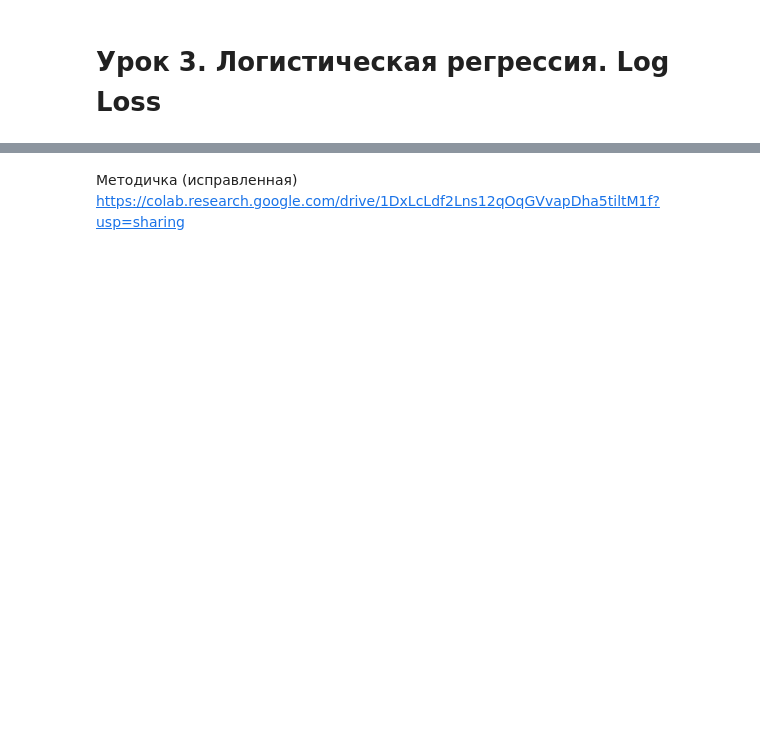
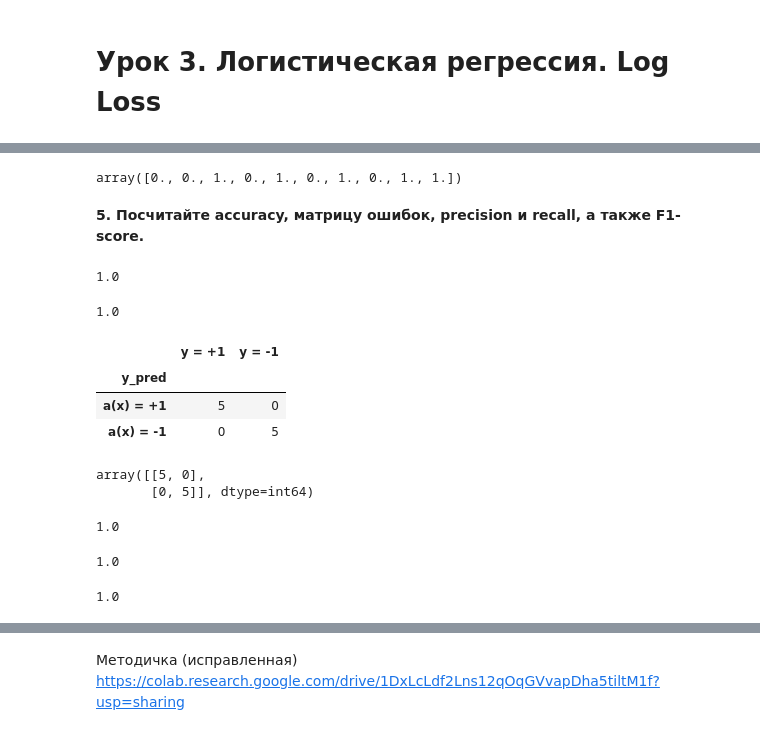
Before and after one commit to MikhailDemin/GB_DataScience-in-Med, a Jupyter notebook: 09_Data_analyze_algorhytms/09_lesson_3_my_solution.ipynb, the cells around one changed output, grey strips where cells are left out. Cells and saved outputs as stored; diff of their text form; code cells hidden in the pictures; blank space fills up the shorter version.

```diff
--- a/09_Data_analyze_algorhytms/09_lesson_3_my_solution.ipynb
+++ b/09_Data_analyze_algorhytms/09_lesson_3_my_solution.ipynb
@@ -24,0 +112,5 @@ plt.rcParams.update({'font.size': 14})
+# %%
+y_pred = sigmoid(np.dot(X_st, w))
+print(y_pred.round(2))
+print(y)
+calc_logloss(y, y_pred)
@@ -24,0 +175,2 @@ plt.rcParams.update({'font.size': 14})
+# %%
+W = eval_LR_model(X_st, y, 500000, 1e-1)
@@ -24,0 +200,14 @@ plt.rcParams.update({'font.size': 14})
+# %%
+def calc_pred(W, X, threshold):
+    z = X @ W
+    y_pred = sigmoid(z)
+    y_pred[y_pred > threshold] = 1
+    y_pred[y_pred < 1] = 0
+    return  y_pred
+# %%
+y_pred = calc_pred(W, X_st, 0.5)
+y_pred
+# %% [output]
+array([0., 0., 1., 0., 1., 0., 1., 0., 1., 1.])
+# %% [markdown]
+__5. Посчитайте accuracy, матрицу ошибок, precision и recall, а также F1-score.__
@@ -24,0 +220,58 @@ plt.rcParams.update({'font.size': 14})
+# %%
+# Accuracy
+def accuracy_(y_pred, y):
+    return len(y_pred[y == y_pred]) / len(y_pred)
+
+accuracy_(y_pred, y)
+# %% [output]
+1.0
+# %%
+accuracy_score(y, y_pred)
+# %% [output]
+1.0
+# %%
+# Correlation matrix
+def correlation_matrix(y_pred, y):
+    TP = len(y_pred[(y == y_pred) & (y_pred == 1)])
+    FN = len(y_pred[(y != y_pred) & (y_pred == 0)])
+    FP = len(y_pred[(y != y_pred) & (y_pred == 1)])
+    TN = len(y_pred[(y == y_pred) & (y_pred == 0)])
+    corr_matrix = pd.DataFrame.from_dict(
+        {'y_pred': ['a(x) = +1', 'a(x) = -1'],
+         'y = +1': [TP, FN],
+         'y = -1': [FP, TN]}).set_index('y_pred')
+    return corr_matrix
+
+correlation_matrix(y_pred, y)
+# %% [output]
+|  | y = +1 | y = -1 |
+| y_pred |  |  |
+| a(x) = +1 | 5 | 0 |
+| a(x) = -1 | 0 | 5 |
+# %%
+confusion_matrix(y, y_pred)
+# %% [output]
+array([[5, 0],
+       [0, 5]], dtype=int64)
+# %%
+# Precision
+def precision_(y_pred, y):
+    return len(y_pred[(y == y_pred) & (y_pred == 1)]) / (
+        len(y_pred[(y == y_pred) & (y_pred == 1)]) + len(y_pred[(y != y_pred) & (y_pred == 1)]))
+
+precision_(y_pred, y)
+# %% [output]
+1.0
+# %%
+precision_score(y, y_pred)
+# %% [output]
+1.0
+# %%
+# Recall
+def recall_(y_pred, y):
+    return len(y_pred[(y == y_pred) & (y_pred == 1)]) / (
+        len(y_pred[(y == y_pred) & (y_pred == 1)]) + len(y_pred[(y != y_pred) & (y_pred == 0)]))
+
+recall_(y_pred, y)
+# %% [output]
+1.0
```
Also changed, not shown: parts of 35 cells of this notebook.
